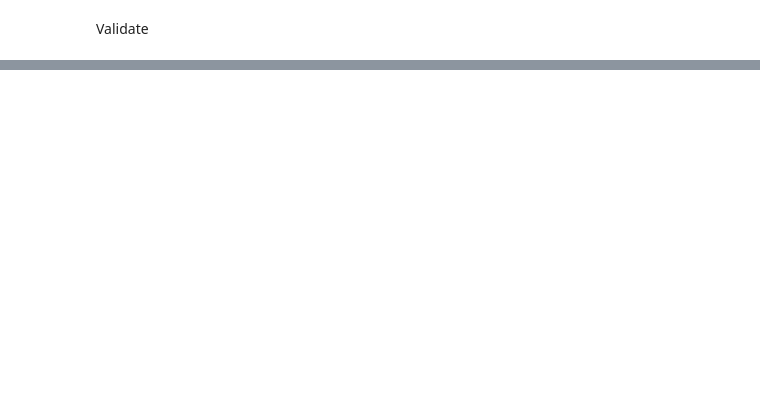
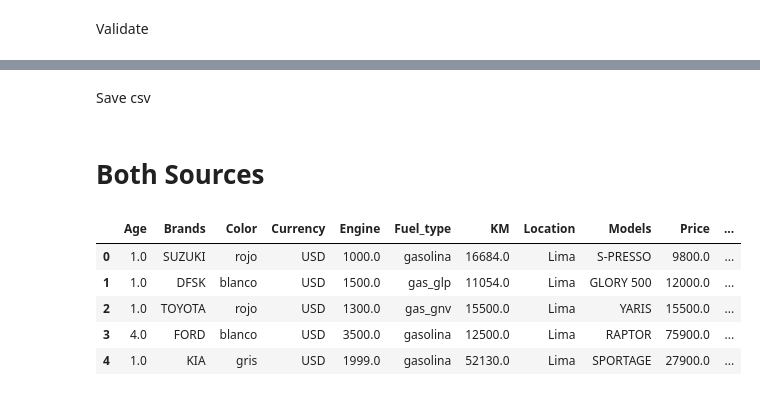
Before and after one commit to JoseGarayar/car_recommendation_system, a Jupyter notebook: app_model/01_app_preprocessing.ipynb, the cells around one changed output, grey strips where cells are left out. Cells and saved outputs as stored; diff of their text form; code cells hidden in the pictures; blank space fills up the shorter version.

```diff
--- a/app_model/01_app_preprocessing.ipynb
+++ b/app_model/01_app_preprocessing.ipynb
@@ -242,0 +524,2 @@ dtype: object
+# %% [markdown]
+Save csv
@@ -242,0 +528,24 @@ dtype: object
+# %% [markdown]
+# Both Sources
+# %%
+# read both dataframes
+neoauto = pd.read_csv('datasets/clean/neoauto_clean.csv')
+autocosmos = pd.read_csv('datasets/clean/autocosmos_clean.csv')
+
+# get intersected columns
+unique_columns = sorted(list(set(neoauto.columns.tolist()).intersection(set(autocosmos.columns.tolist()))))
+
+# concatenate data
+data = pd.concat([neoauto[unique_columns], autocosmos[unique_columns]], axis = 0, ignore_index = True)
+
+# save dataframe
+data.to_csv('datasets/clean/data.csv', index = False)
+# %%
+data.head()
+# %% [output]
+|  | Age | Brands | Color | Currency | Engine | Fuel_type | KM | Location | Models | Price | ... |
+| 0 | 1.0 | SUZUKI | rojo | USD | 1000.0 | gasolina | 16684.0 | Lima | S-PRESSO | 9800.0 | ... |
+| 1 | 1.0 | DFSK | blanco | USD | 1500.0 | gas_glp | 11054.0 | Lima | GLORY 500 | 12000.0 | ... |
+| 2 | 1.0 | TOYOTA | rojo | USD | 1300.0 | gas_gnv | 15500.0 | Lima | YARIS | 15500.0 | ... |
+| 3 | 4.0 | FORD | blanco | USD | 3500.0 | gasolina | 12500.0 | Lima | RAPTOR | 75900.0 | ... |
+| 4 | 1.0 | KIA | gris | USD | 1999.0 | gasolina | 52130.0 | Lima | SPORTAGE | 27900.0 | ... |
```
Also changed, not shown: parts of 57 cells of this notebook, 4 other files.
